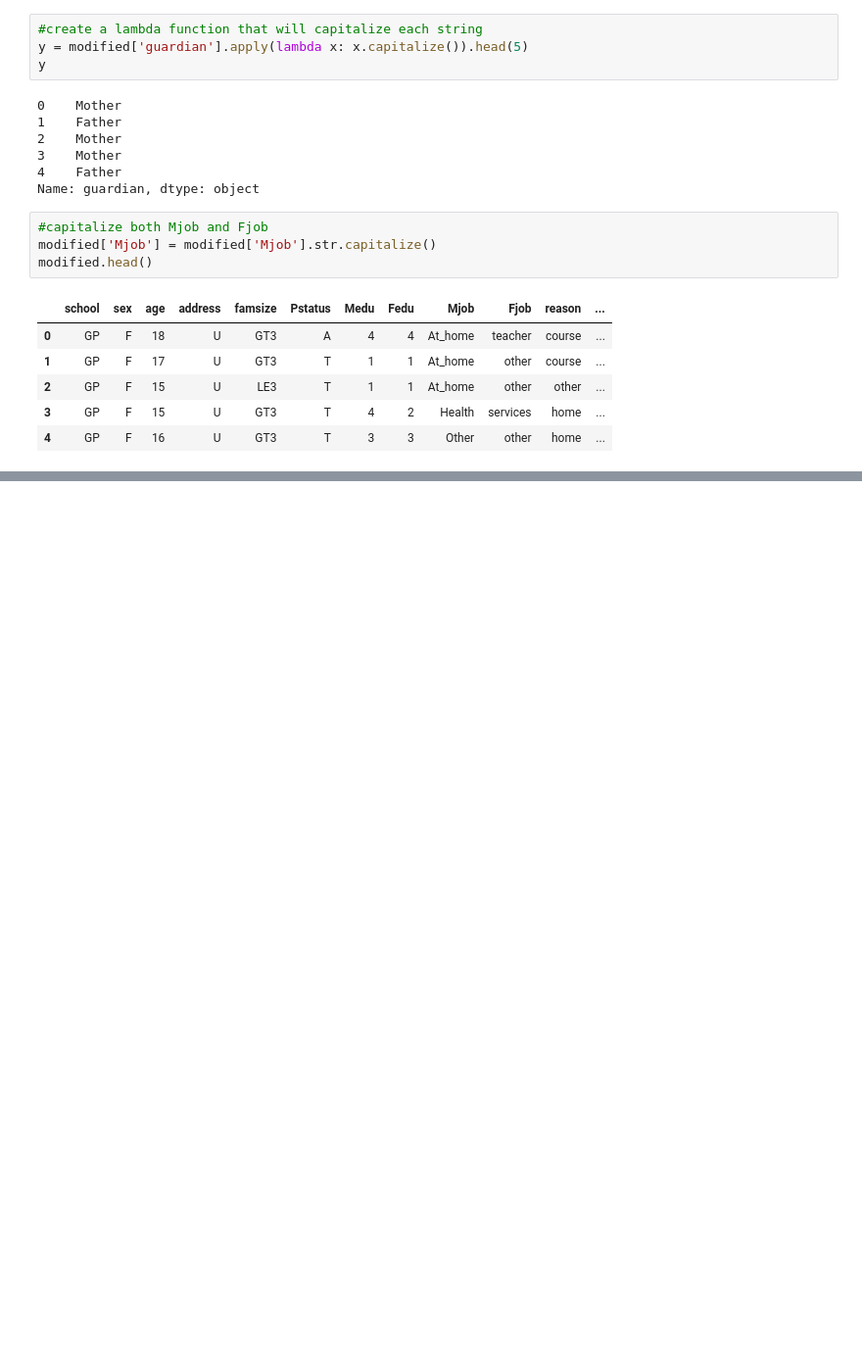
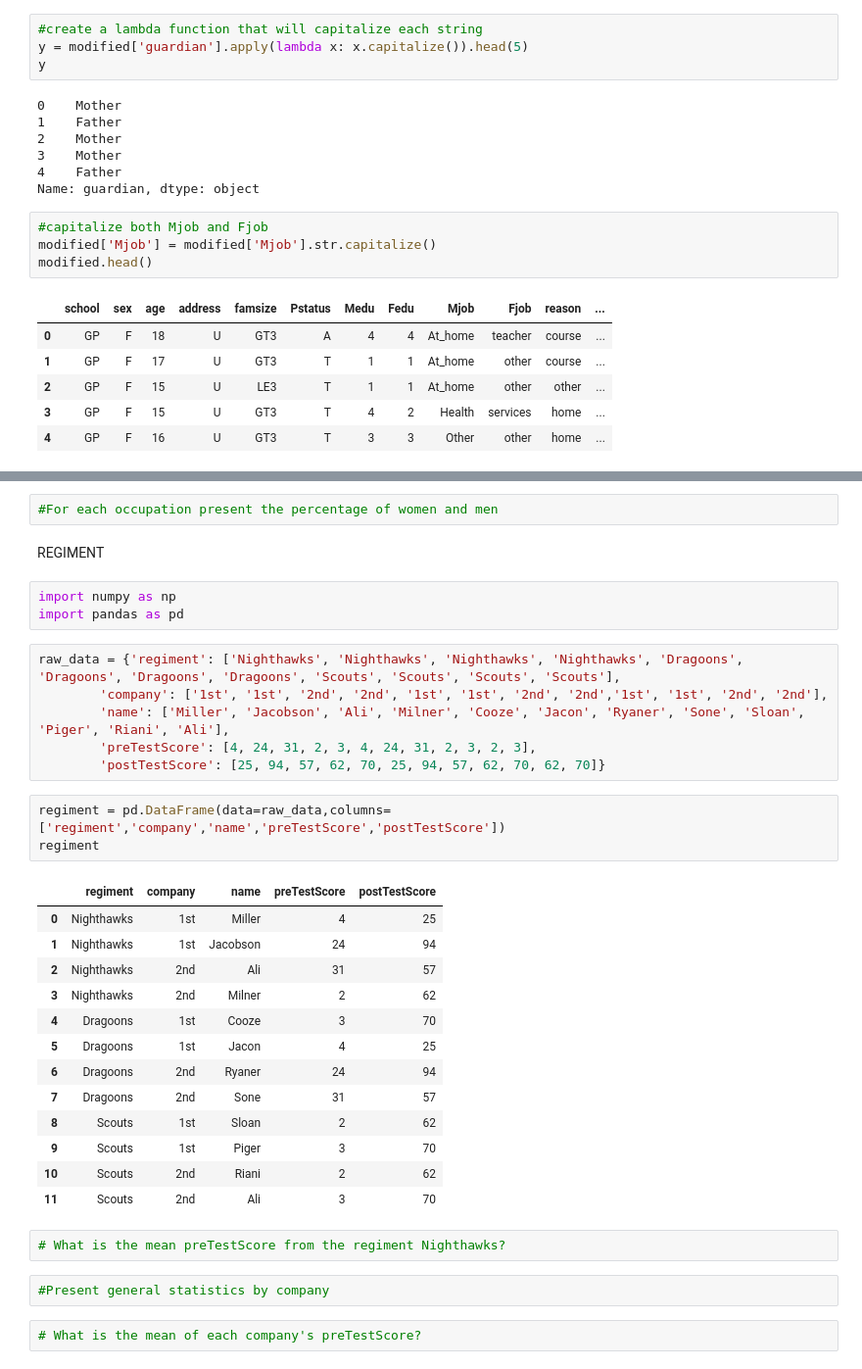
Before and after one commit to gitaukamau/pydata, a Jupyter notebook: day3ex.ipynb, the cells around one changed output, grey strips where cells are left out. Shown: that part at 98% size. Saved outputs shown, nothing was run; the diff lists cells and outputs as text; blank space fills up the shorter version.

```diff
--- a/day3ex.ipynb
+++ b/day3ex.ipynb
@@ -82,0 +171,36 @@ modified.head()
+# %%
+#For each occupation present the percentage of women and men
+# %% [markdown]
+REGIMENT
+# %%
+import numpy as np
+import pandas as pd
+# %%
+raw_data = {'regiment': ['Nighthawks', 'Nighthawks', 'Nighthawks', 'Nighthawks', 'Dragoons', 'Dragoons', 'Dragoons', 'Dragoons', 'Scouts', 'Scouts', 'Scouts', 'Scouts'],
+        'company': ['1st', '1st', '2nd', '2nd', '1st', '1st', '2nd', '2nd','1st', '1st', '2nd', '2nd'],
+        'name': ['Miller', 'Jacobson', 'Ali', 'Milner', 'Cooze', 'Jacon', 'Ryaner', 'Sone', 'Sloan', 'Piger', 'Riani', 'Ali'],
+        'preTestScore': [4, 24, 31, 2, 3, 4, 24, 31, 2, 3, 2, 3],
+        'postTestScore': [25, 94, 57, 62, 70, 25, 94, 57, 62, 70, 62, 70]}
+# %%
+regiment = pd.DataFrame(data=raw_data,columns=['regiment','company','name','preTestScore','postTestScore'])
+regiment
+# %% [output]
+|  | regiment | company | name | preTestScore | postTestScore |
+| 0 | Nighthawks | 1st | Miller | 4 | 25 |
+| 1 | Nighthawks | 1st | Jacobson | 24 | 94 |
+| 2 | Nighthawks | 2nd | Ali | 31 | 57 |
+| 3 | Nighthawks | 2nd | Milner | 2 | 62 |
+| 4 | Dragoons | 1st | Cooze | 3 | 70 |
+| 5 | Dragoons | 1st | Jacon | 4 | 25 |
+| 6 | Dragoons | 2nd | Ryaner | 24 | 94 |
+| 7 | Dragoons | 2nd | Sone | 31 | 57 |
+| 8 | Scouts | 1st | Sloan | 2 | 62 |
+| 9 | Scouts | 1st | Piger | 3 | 70 |
+| 10 | Scouts | 2nd | Riani | 2 | 62 |
+| 11 | Scouts | 2nd | Ali | 3 | 70 |
+# %%
+# What is the mean preTestScore from the regiment Nighthawks?
+# %%
+#Present general statistics by company
+# %%
+# What is the mean of each company's preTestScore?
```
Also changed, not shown: parts of 12 cells of this notebook.
